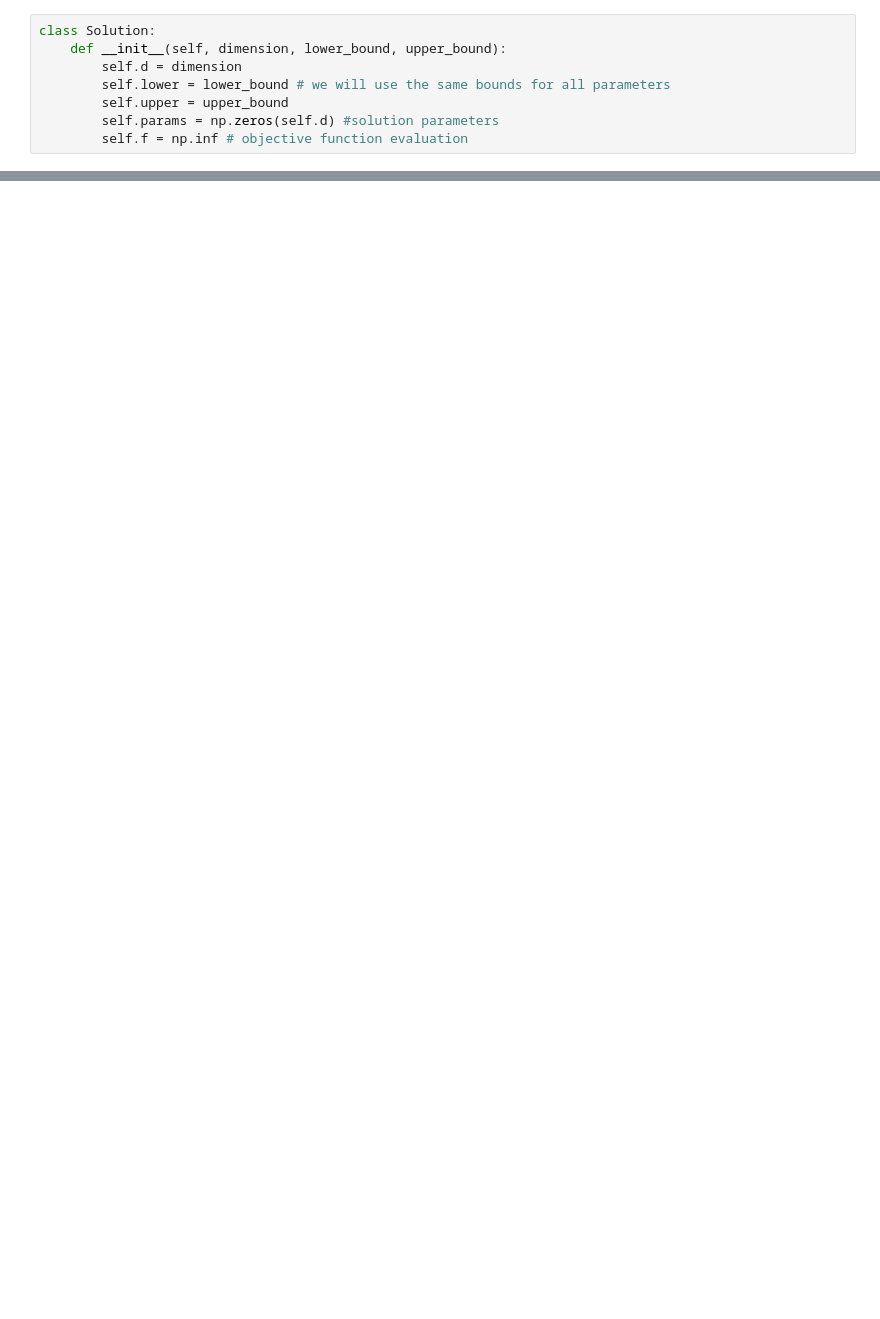
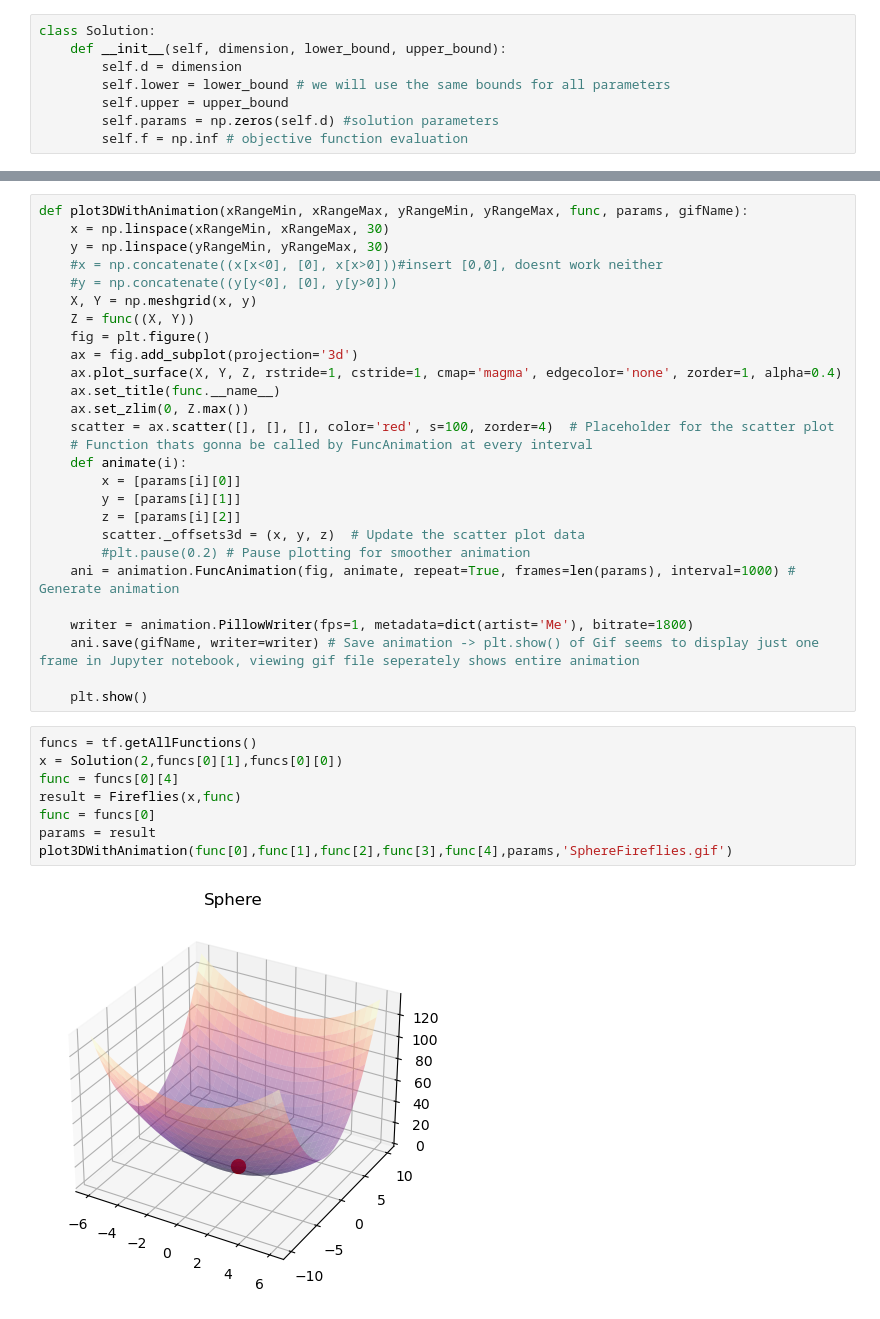
Before and after one commit to BoushiSeikatsu/BIA, a Jupyter notebook: CV9/CV9.ipynb, the cells around one changed output, grey strips where cells are left out. Cells and saved outputs as stored; diff of their text form; blank space fills up the shorter version.

Commit message:
Fireflies done

```diff
--- a/CV9/CV9.ipynb
+++ b/CV9/CV9.ipynb
@@ -74,0 +101,37 @@ def Fireflies(solution, func):
+# %%
+def plot3DWithAnimation(xRangeMin, xRangeMax, yRangeMin, yRangeMax, func, params, gifName):
+    x = np.linspace(xRangeMin, xRangeMax, 30)
+    y = np.linspace(yRangeMin, yRangeMax, 30)
+    #x = np.concatenate((x[x<0], [0], x[x>0]))#insert [0,0], doesnt work neither
+    #y = np.concatenate((y[y<0], [0], y[y>0]))
+    X, Y = np.meshgrid(x, y)
+    Z = func((X, Y))
+    fig = plt.figure()
+    ax = fig.add_subplot(projection='3d')
+    ax.plot_surface(X, Y, Z, rstride=1, cstride=1, cmap='magma', edgecolor='none', zorder=1, alpha=0.4)
+    ax.set_title(func.__name__)
+    ax.set_zlim(0, Z.max())
+    scatter = ax.scatter([], [], [], color='red', s=100, zorder=4)  # Placeholder for the scatter plot
+    # Function thats gonna be called by FuncAnimation at every interval
+    def animate(i):
+        x = [params[i][0]]
+        y = [params[i][1]]
+        z = [params[i][2]]
+        scatter._offsets3d = (x, y, z)  # Update the scatter plot data
+        #plt.pause(0.2) # Pause plotting for smoother animation
+    ani = animation.FuncAnimation(fig, animate, repeat=True, frames=len(params), interval=1000) # Generate animation
+
+    writer = animation.PillowWriter(fps=1, metadata=dict(artist='Me'), bitrate=1800)
+    ani.save(gifName, writer=writer) # Save animation -> plt.show() of Gif seems to display just one frame in Jupyter notebook, viewing gif file seperately shows entire animation
+
+    plt.show()
+# %%
+funcs = tf.getAllFunctions()
+x = Solution(2,funcs[0][1],funcs[0][0])
+func = funcs[0][4]
+result = Fireflies(x,func)
+func = funcs[0]
+params = result
+plot3DWithAnimation(func[0],func[1],func[2],func[3],func[4],params,'SphereFireflies.gif')
+# %% [output]
+[figure, added]
```
Also changed, not shown: parts of 5 cells of this notebook, 2 other files.
